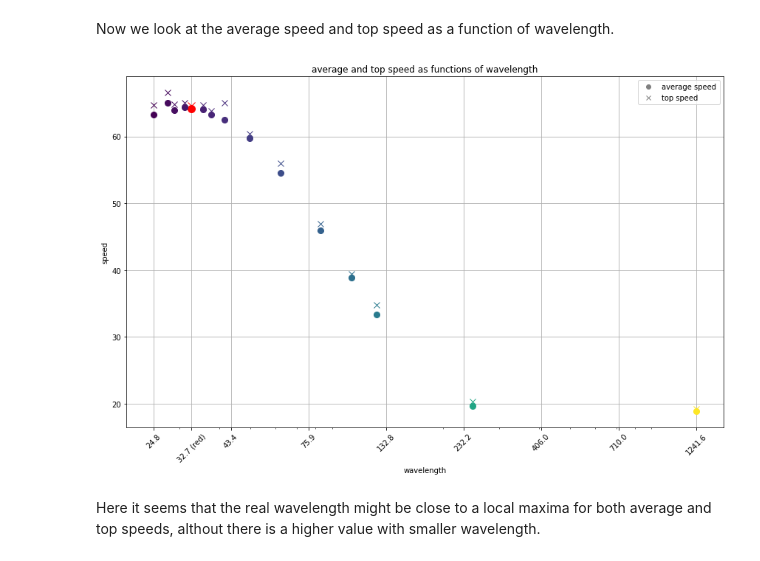
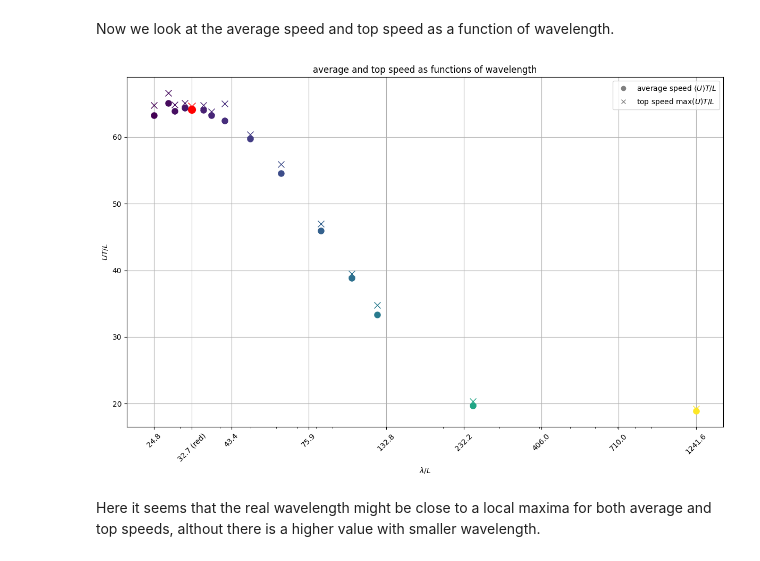
Before and after one commit to Biofluid-Dynamics-Group/cuda-filaments, a Jupyter notebook: analysis/wavelength/wavelength.ipynb, the cells around one changed output. Saved outputs shown, nothing was run; the diff lists cells and outputs as text; code cells hidden in the pictures.

```diff
--- a/analysis/wavelength/wavelength.ipynb
+++ b/analysis/wavelength/wavelength.ipynb
@@ -426,38 +426,38 @@ def plot_avg_and_top_speed_vs_wavelength(data_dict):
     log_max = np.log(max(wavelengths))
     log_ticks = np.linspace(log_min, log_max, 8)
     new_ticks = np.exp(log_ticks)
 
     # Add k=38 wavelength
     wavelength_38 = np.pi * 395.2 / 38
     new_ticks = np.sort(np.append(new_ticks, wavelength_38))
 
     # Create labels
     labels = [f'{t:.1f}' + (
         ' (red)' if np.isclose(t, wavelength_38, rtol=1e-10) else ''
     ) for t in new_ticks]
 
     # Set ticks and labels for both plot and colorbar
     plt.xticks(new_ticks, labels, rotation=45)
     # cbar.set_ticks(new_ticks)
     # cbar.set_ticklabels(labels)
 
-    plt.xlabel('wavelength')
-    plt.ylabel('speed')
+    plt.xlabel(r'$\lambda/L$')
+    plt.ylabel(r'$UT/L$')
     plt.title('average and top speed as functions of wavelength')
     plt.grid(True)
 
     # Add legend for circle/square markers
-    plt.plot([], [], 'o', color='gray', label='average speed')
-    plt.plot([], [], 'x', color='gray', label='top speed')
+    plt.plot([], [], 'o', color='gray', label=r'average speed $\langle U \rangle T/L$')
+    plt.plot([], [], 'x', color='gray', label=r'top speed $\max(U) T/L$')
     plt.legend()
 
     plt.tight_layout()
     plt.show()
 
 # Plot the average and top speed vs wavelength
 plot_avg_and_top_speed_vs_wavelength(data_dict_clean)
 # %% [output]
-[figure, old version]
+[figure, new version]
 # %% [markdown]
 Here it seems that the real wavelength might be close to a local maxima for both average and top speeds, althout there is a higher value with smaller wavelength.
 # %% [markdown]
```
Also changed, not shown: parts of 8 cells of this notebook, 1 other file.
